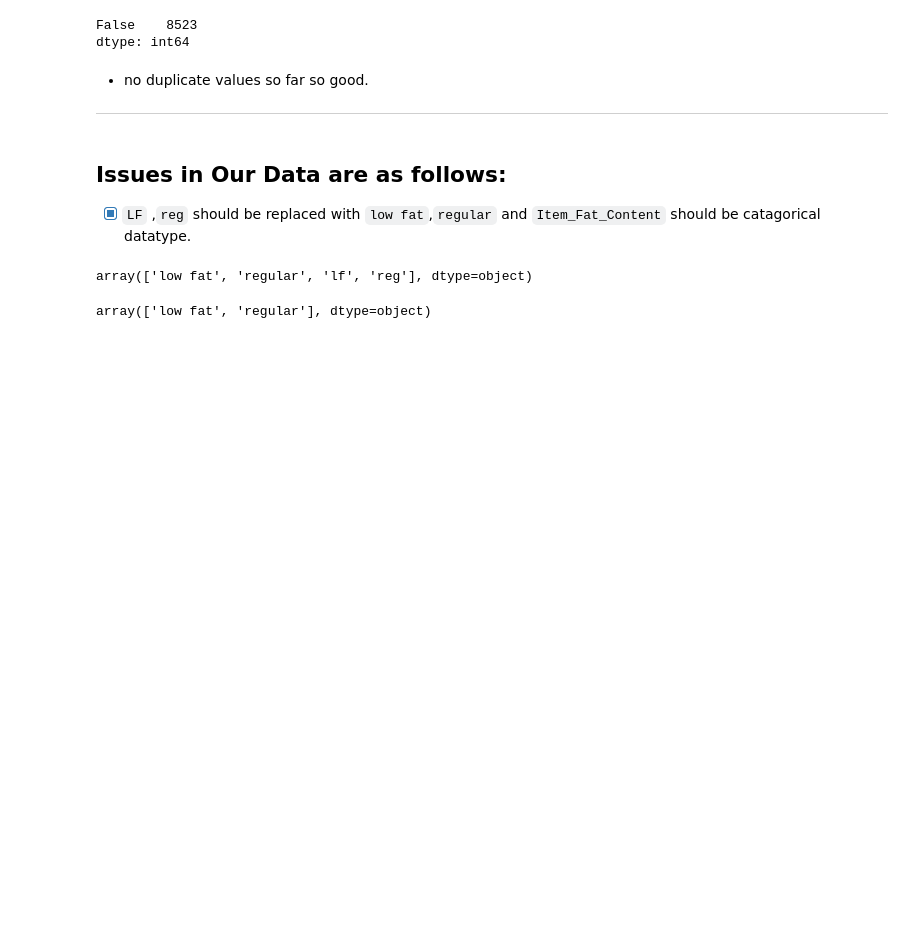
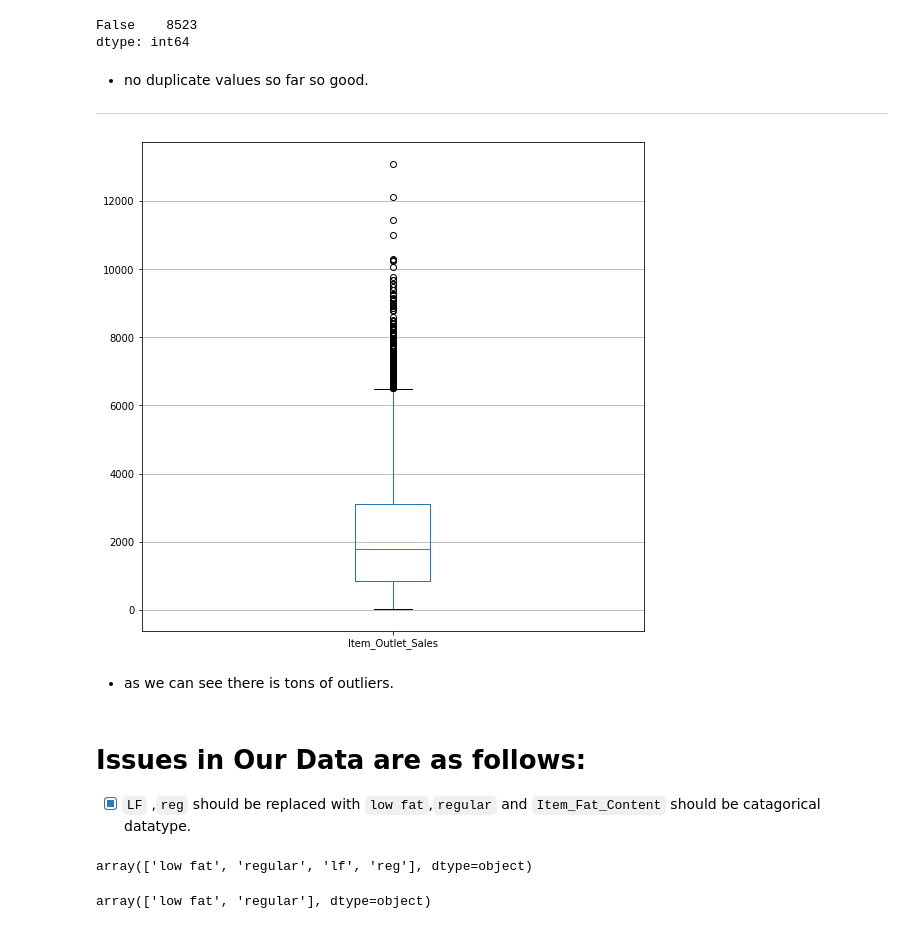
Before and after one commit to YousefSaber/Data-Analysis-2nd, a Jupyter notebook: Train.ipynb, the cells around one changed output. Saved outputs shown, nothing was run; the diff lists cells and outputs as text; code cells hidden in the pictures; blank space fills up the shorter version.

```diff
--- a/Train.ipynb
+++ b/Train.ipynb
@@ -117,8 +129,15 @@ dtype: int64
 # %% [markdown]
 * no duplicate values so far so good.
 ***
+# %%
+train['Item_Outlet_Sales'].plot.box(figsize=(9,9))
+plt.grid(axis='y')
+# %% [output]
+[figure, added]
+# %% [markdown]
+* as we can see there is tons of outliers.
 # %% [markdown]
-## Issues in Our Data are as follows:
+# Issues in Our Data are as follows:
 
 - [x] `LF` ,`reg` should be replaced with `low fat`,`regular` and `Item_Fat_Content` should be catagorical datatype.
 # %%
```
Also changed, not shown: parts of 30 cells of this notebook, 2 other files.
